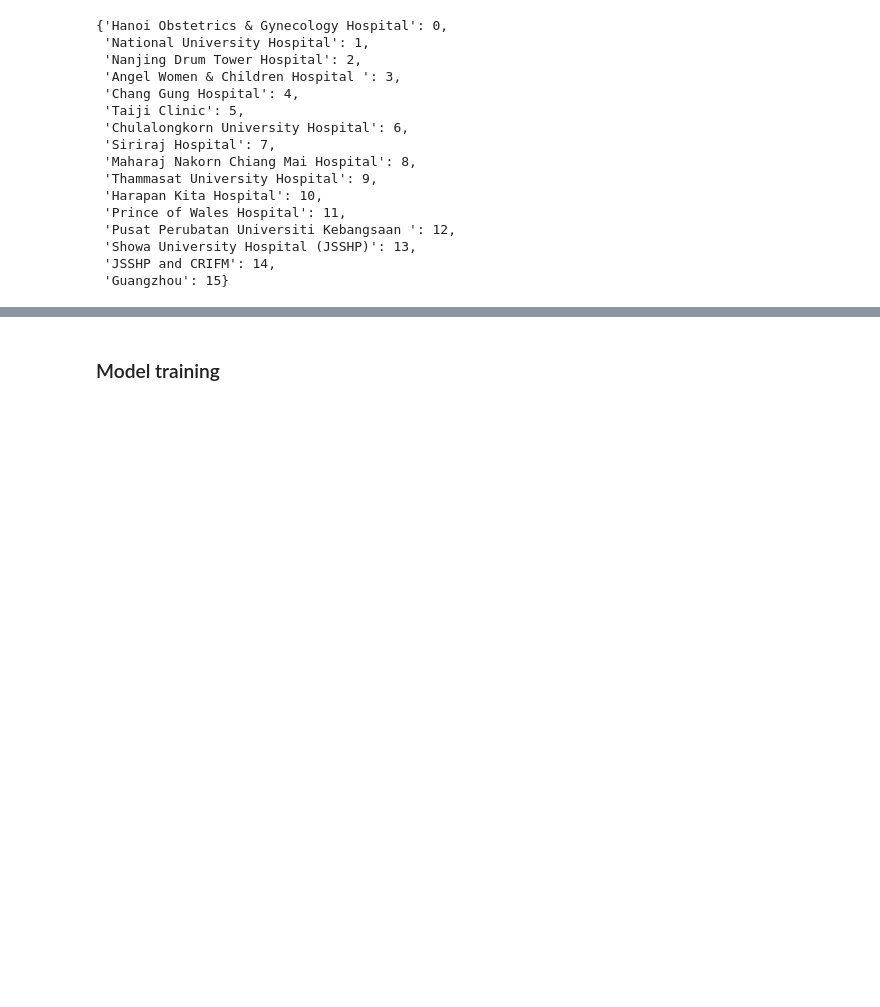
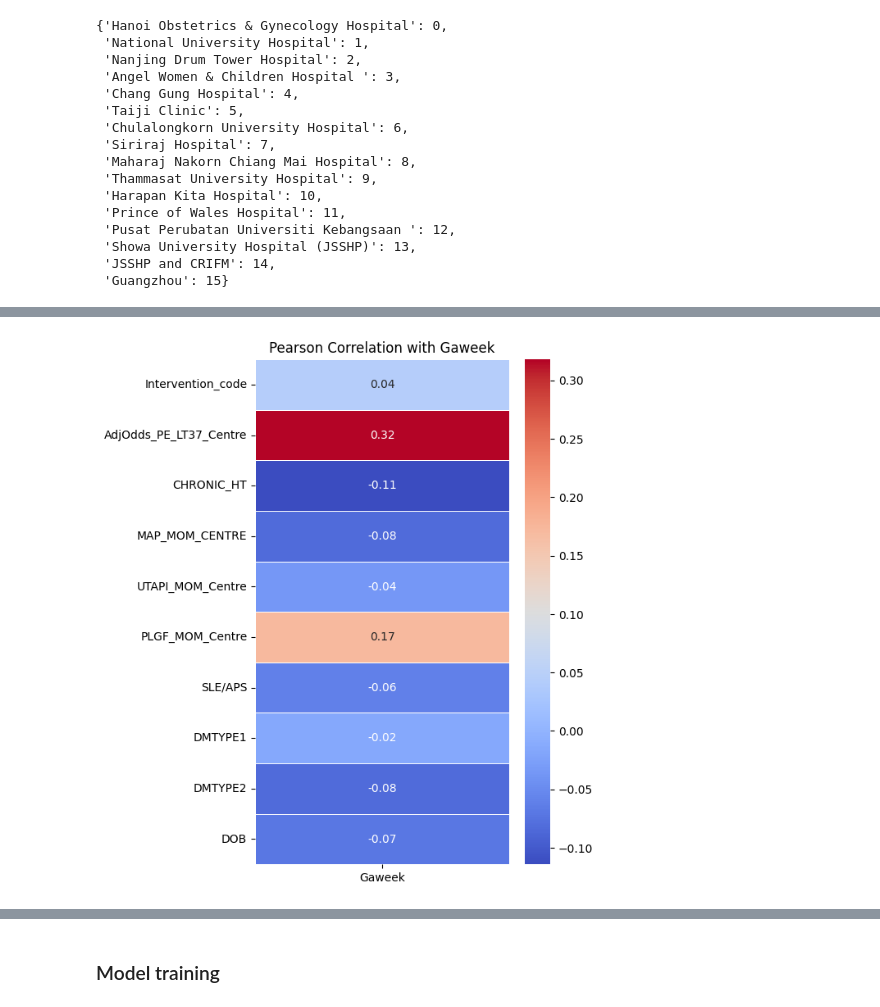
Before and after one commit to longna88/ga-shift-prediction, a Jupyter notebook: Shift_prediction.ipynb, the cells around one changed output, grey strips where cells are left out. Cells and saved outputs as stored; diff of their text form; code cells hidden in the pictures; blank space fills up the shorter version.

```diff
--- a/Shift_prediction.ipynb
+++ b/Shift_prediction.ipynb
@@ -250,0 +281,9 @@ sns.scatterplot(x=umap_result[:, 0], y=umap_result[:, 1], hue=df['Centre'].apply
+# %%
+correlation = df[columns_of_interest].corr()[['Gaweek']].drop('Gaweek')
+
+plt.figure(figsize=(5, len(correlation) * 0.5 + 3))  # Adjust height dynamically
+sns.heatmap(correlation, annot=True, cmap='coolwarm', fmt='.2f', linewidths=0.5)
+plt.title(f'Pearson Correlation with Gaweek')
+plt.show()
+# %% [output]
+[figure, added]
```
Also changed, not shown: parts of 29 cells of this notebook.
